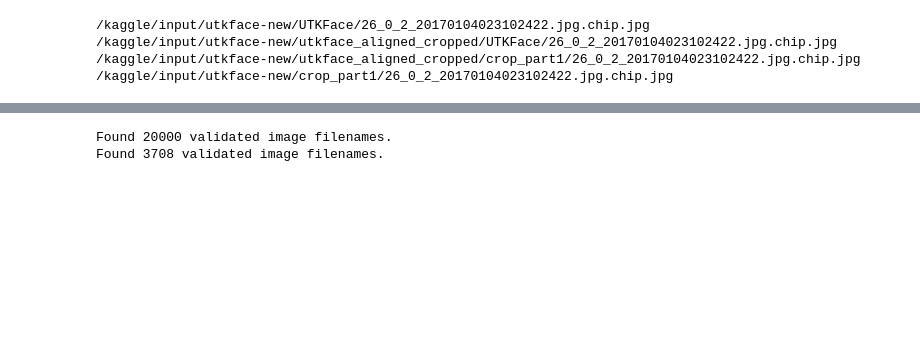
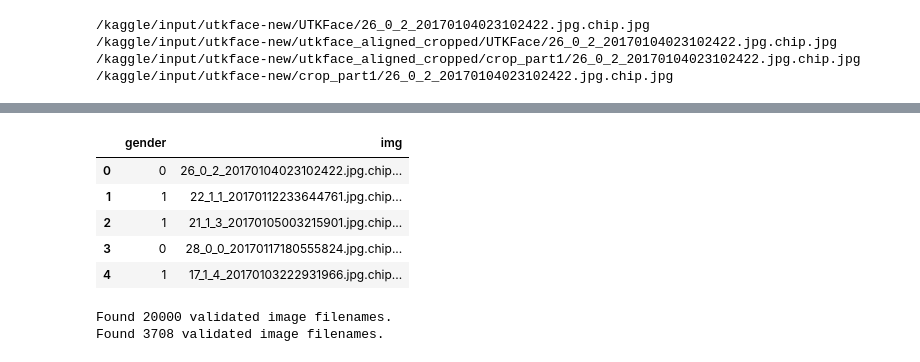
Before and after one commit to TIPatle/UTKFace-Kaggle, a Jupyter notebook: UTKfaceModelv2.ipynb, the cells around one changed output, grey strips where cells are left out. Saved outputs shown, nothing was run; the diff lists cells and outputs as text; code cells hidden in the pictures; blank space fills up the shorter version.

```diff
--- a/UTKfaceModelv2.ipynb
+++ b/UTKfaceModelv2.ipynb
@@ -53 +54,10 @@ df.head()
+# %%
+df2.head()
+# %% [output]
+|  | gender | img |
+| 0 | 0 | 26_0_2_20170104023102422.jpg.chip... |
+| 1 | 1 | 22_1_1_20170112233644761.jpg.chip... |
+| 2 | 1 | 21_1_3_20170105003215901.jpg.chip... |
+| 3 | 0 | 28_0_0_20170117180555824.jpg.chip... |
+| 4 | 1 | 17_1_4_20170103222931966.jpg.chip... |
 # %%
```
Also changed, not shown: parts of 21 cells of this notebook.
